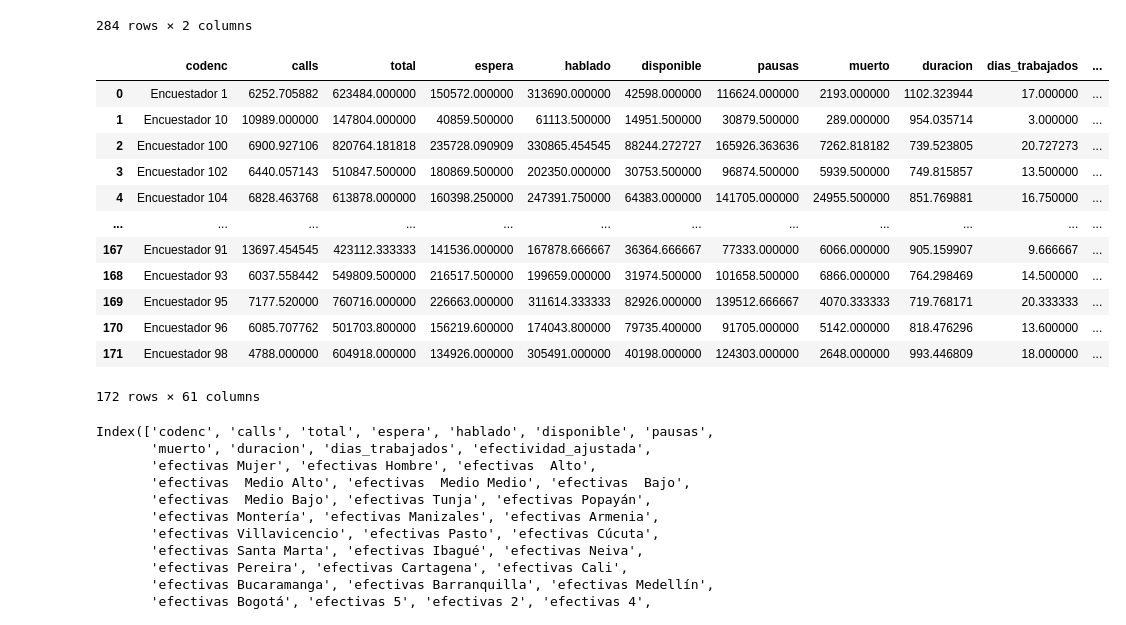
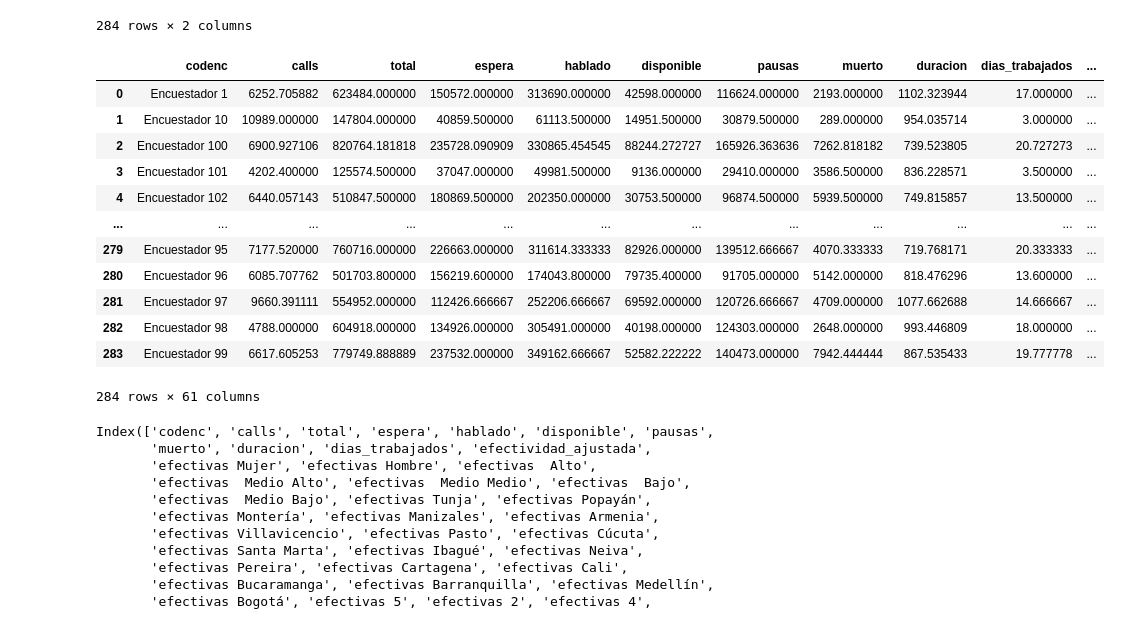
Before and after one commit to AndresLopezDCo/DS4A-Team76, a Jupyter notebook: scripts/datos_modelo.ipynb, the cells around one changed output. Saved outputs shown, nothing was run; the diff lists cells and outputs as text; code cells hidden in the pictures.

```diff
--- a/scripts/datos_modelo.ipynb
+++ b/scripts/datos_modelo.ipynb
@@ -247,35 +247,35 @@ meses_trabajados
 # %%
 cols=['calls', 'total', 'espera', 'hablado', 'disponible', 'pausas', 'muerto', 'duracion',
       'dias_trabajados','efectividad_ajustada', 'efectivas Mujer', 'efectivas Hombre', 'efectivas  Alto',
        'efectivas  Medio Alto', 'efectivas  Medio Medio', 'efectivas  Bajo',
        'efectivas  Medio Bajo', 'efectivas Tunja', 'efectivas Popayán',
        'efectivas Montería', 'efectivas Manizales', 'efectivas Armenia',
        'efectivas Villavicencio', 'efectivas Pasto', 'efectivas Cúcuta',
        'efectivas Santa Marta', 'efectivas Ibagué', 'efectivas Neiva',
        'efectivas Pereira', 'efectivas Cartagena', 'efectivas Cali',
        'efectivas Bucaramanga', 'efectivas Barranquilla', 'efectivas Medellín',
        'efectivas Bogotá', 'efectivas 5', 'efectivas 2', 'efectivas 4',
        'efectivas 3', 'efectivas 1']
 marcador_efectivas_total=VCD_efectivas.groupby('codenc')[cols].mean().reset_index().rename(columns={'0': 'mean '+ str(i)})
 marcador_efectivas_total=marcador_efectivas_total.merge(meses_trabajados, on='codenc', how='left')
 df_total=marcador_efectivas_total.merge(df1, on='codenc', how='left')
 
-df_total_codenc_comun=marcador_efectivas_total.merge(df1, on='codenc', how='inner')
+df_total_codenc_comun=marcador_efectivas_total.merge(df1, on='codenc', how='left')
 df_total_codenc_comun
 # %% [output]
 |  | codenc | calls | total | espera | hablado | disponible | pausas | muerto | duracion | dias_trabajados | ... |
 | 0 | Encuestador 1 | 6252.705882 | 623484.000000 | 150572.000000 | 313690.000000 | 42598.000000 | 116624.000000 | 2193.000000 | 1102.323944 | 17.000000 | ... |
 | 1 | Encuestador 10 | 10989.000000 | 147804.000000 | 40859.500000 | 61113.500000 | 14951.500000 | 30879.500000 | 289.000000 | 954.035714 | 3.000000 | ... |
 | 2 | Encuestador 100 | 6900.927106 | 820764.181818 | 235728.090909 | 330865.454545 | 88244.272727 | 165926.363636 | 7262.818182 | 739.523805 | 20.727273 | ... |
-| 3 | Encuestador 102 | 6440.057143 | 510847.500000 | 180869.500000 | 202350.000000 | 30753.500000 | 96874.500000 | 5939.500000 | 749.815857 | 13.500000 | ... |
-| 4 | Encuestador 104 | 6828.463768 | 613878.000000 | 160398.250000 | 247391.750000 | 64383.000000 | 141705.000000 | 24955.500000 | 851.769881 | 16.750000 | ... |
+| 3 | Encuestador 101 | 4202.400000 | 125574.500000 | 37047.000000 | 49981.500000 | 9136.000000 | 29410.000000 | 3586.500000 | 836.228571 | 3.500000 | ... |
+| 4 | Encuestador 102 | 6440.057143 | 510847.500000 | 180869.500000 | 202350.000000 | 30753.500000 | 96874.500000 | 5939.500000 | 749.815857 | 13.500000 | ... |
 | ... | ... | ... | ... | ... | ... | ... | ... | ... | ... | ... | ... |
-| 167 | Encuestador 91 | 13697.454545 | 423112.333333 | 141536.000000 | 167878.666667 | 36364.666667 | 77333.000000 | 6066.000000 | 905.159907 | 9.666667 | ... |
-| 168 | Encuestador 93 | 6037.558442 | 549809.500000 | 216517.500000 | 199659.000000 | 31974.500000 | 101658.500000 | 6866.000000 | 764.298469 | 14.500000 | ... |
-| 169 | Encuestador 95 | 7177.520000 | 760716.000000 | 226663.000000 | 311614.333333 | 82926.000000 | 139512.666667 | 4070.333333 | 719.768171 | 20.333333 | ... |
-| 170 | Encuestador 96 | 6085.707762 | 501703.800000 | 156219.600000 | 174043.800000 | 79735.400000 | 91705.000000 | 5142.000000 | 818.476296 | 13.600000 | ... |
-| 171 | Encuestador 98 | 4788.000000 | 604918.000000 | 134926.000000 | 305491.000000 | 40198.000000 | 124303.000000 | 2648.000000 | 993.446809 | 18.000000 | ... |
+| 279 | Encuestador 95 | 7177.520000 | 760716.000000 | 226663.000000 | 311614.333333 | 82926.000000 | 139512.666667 | 4070.333333 | 719.768171 | 20.333333 | ... |
+| 280 | Encuestador 96 | 6085.707762 | 501703.800000 | 156219.600000 | 174043.800000 | 79735.400000 | 91705.000000 | 5142.000000 | 818.476296 | 13.600000 | ... |
+| 281 | Encuestador 97 | 9660.391111 | 554952.000000 | 112426.666667 | 252206.666667 | 69592.000000 | 120726.666667 | 4709.000000 | 1077.662688 | 14.666667 | ... |
+| 282 | Encuestador 98 | 4788.000000 | 604918.000000 | 134926.000000 | 305491.000000 | 40198.000000 | 124303.000000 | 2648.000000 | 993.446809 | 18.000000 | ... |
+| 283 | Encuestador 99 | 6617.605253 | 779749.888889 | 237532.000000 | 349162.666667 | 52582.222222 | 140473.000000 | 7942.444444 | 867.535433 | 19.777778 | ... |
-172 rows × 61 columns
+284 rows × 61 columns
 # %%
 
 
```
Also changed, not shown: parts of 2 cells of this notebook, 1 other file.
